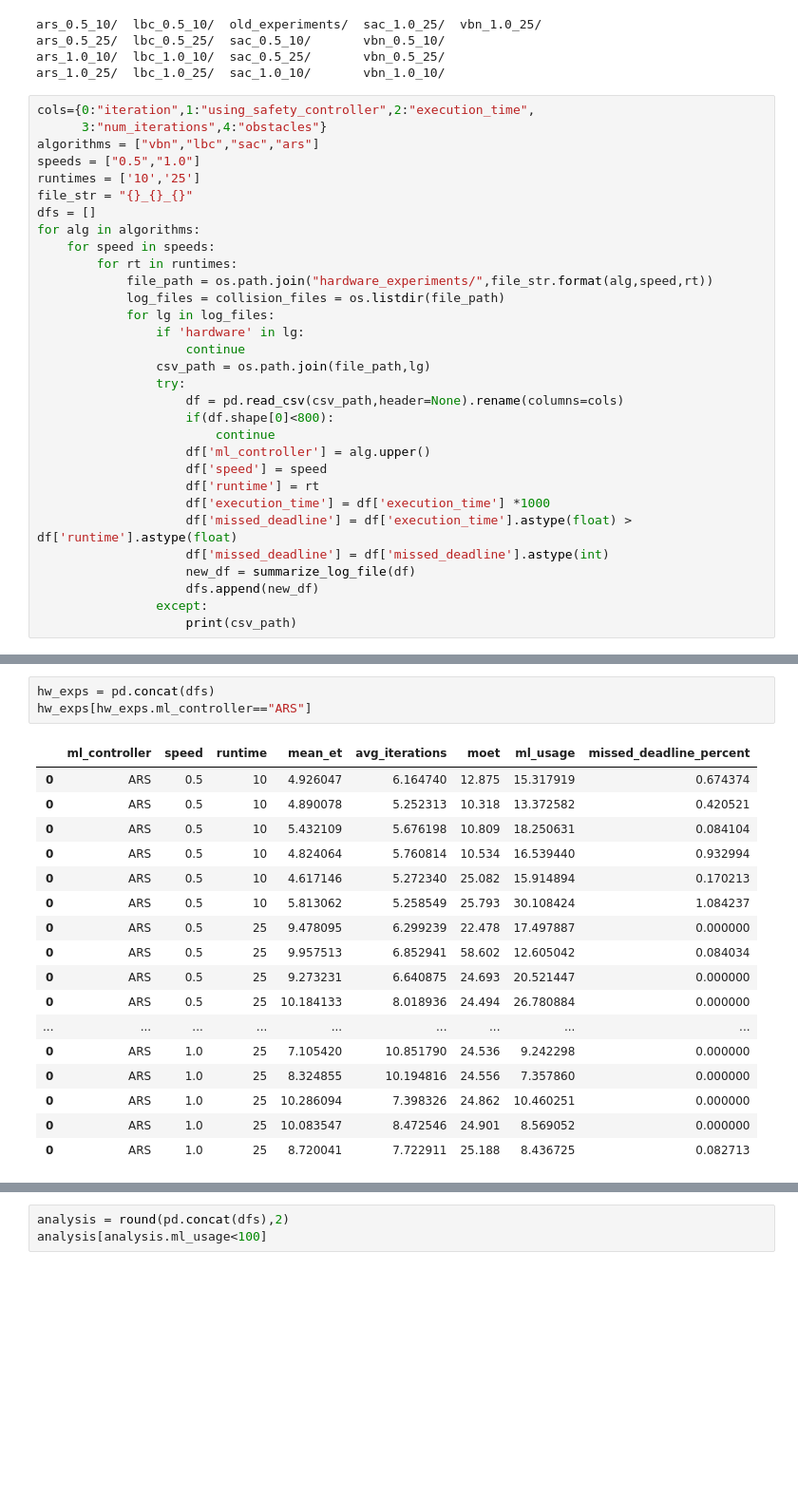
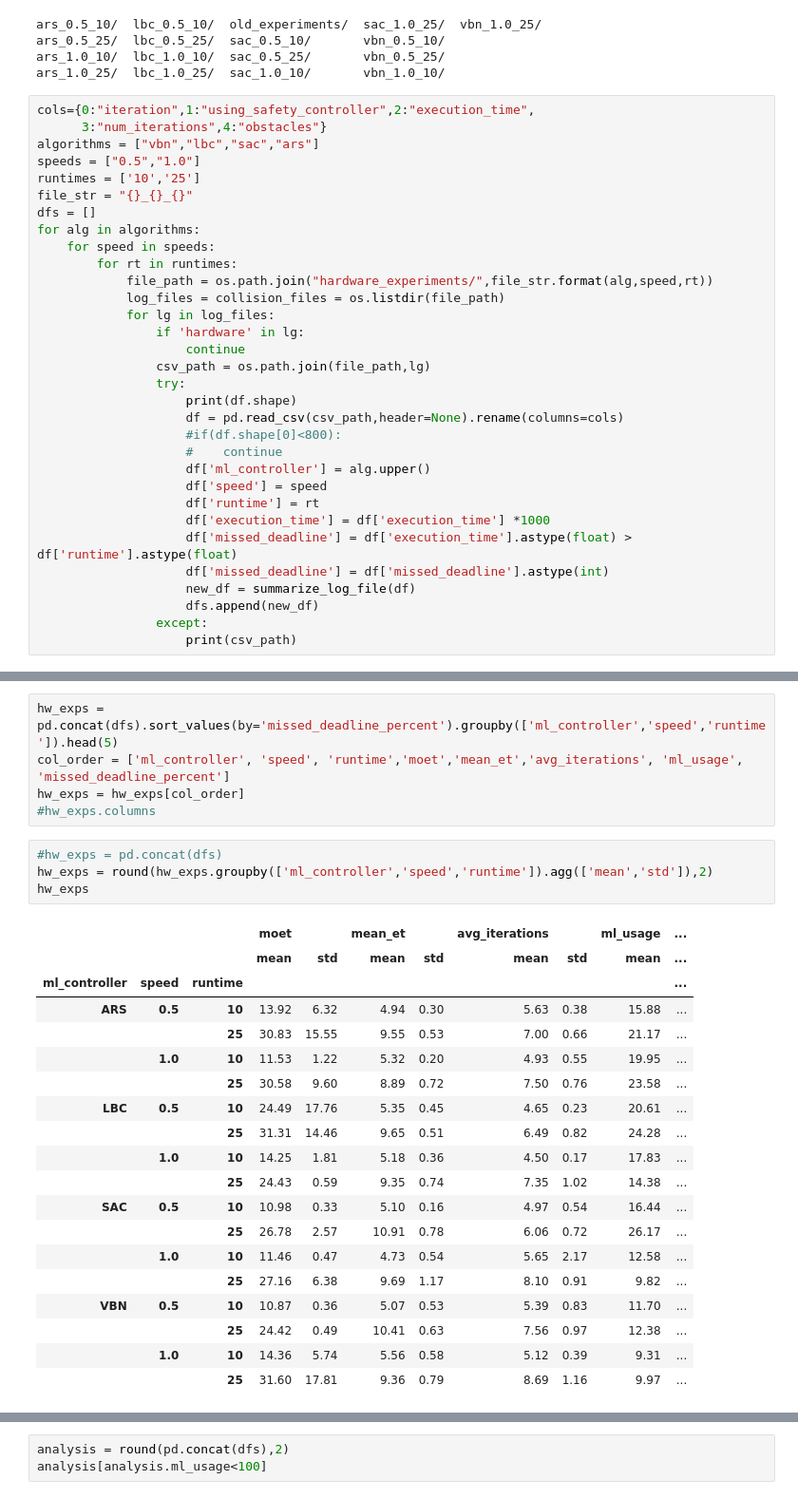
Before and after one commit to pmusau17/rtreach_f1tenth, a Jupyter notebook: ros_src/rtreach/benchmarking/emsoft_experiments/AnalyzeBenchmarks.ipynb, the cells around one changed output, grey strips where cells are left out. Shown at 95% size. Cells and saved outputs as stored; diff of their text form; blank space fills up the shorter version.

```diff
--- a/ros_src/rtreach/benchmarking/emsoft_experiments/AnalyzeBenchmarks.ipynb
+++ b/ros_src/rtreach/benchmarking/emsoft_experiments/AnalyzeBenchmarks.ipynb
@@ -547,9 +547,10 @@ for alg in algorithms:
                     continue
                 csv_path = os.path.join(file_path,lg)
                 try:
+                    print(df.shape)
                     df = pd.read_csv(csv_path,header=None).rename(columns=cols)
-                    if(df.shape[0]<800):
-                        continue
+                    #if(df.shape[0]<800):
+                    #    continue
                     df['ml_controller'] = alg.upper()
                     df['speed'] = speed
                     df['runtime'] = rt
@@ -563,21 +582,29 @@ for alg in algorithms:
+# %%
+hw_exps = pd.concat(dfs).sort_values(by='missed_deadline_percent').groupby(['ml_controller','speed','runtime']).head(5)
+col_order = ['ml_controller', 'speed', 'runtime','moet','mean_et','avg_iterations', 'ml_usage', 'missed_deadline_percent']
+hw_exps = hw_exps[col_order]
+#hw_exps.columns
 # %%
-hw_exps = pd.concat(dfs)
-hw_exps[hw_exps.ml_controller=="ARS"]
+#hw_exps = pd.concat(dfs)
+hw_exps = round(hw_exps.groupby(['ml_controller','speed','runtime']).agg(['mean','std']),2)
+hw_exps
 # %% [output]
-|  | ml_controller | speed | runtime | mean_et | avg_iterations | moet | ml_usage | missed_deadline_percent |
-| 0 | ARS | 0.5 | 10 | 4.926047 | 6.164740 | 12.875 | 15.317919 | 0.674374 |
-| 0 | ARS | 0.5 | 10 | 4.890078 | 5.252313 | 10.318 | 13.372582 | 0.420521 |
-| 0 | ARS | 0.5 | 10 | 5.432109 | 5.676198 | 10.809 | 18.250631 | 0.084104 |
-| 0 | ARS | 0.5 | 10 | 4.824064 | 5.760814 | 10.534 | 16.539440 | 0.932994 |
-| 0 | ARS | 0.5 | 10 | 4.617146 | 5.272340 | 25.082 | 15.914894 | 0.170213 |
-| 0 | ARS | 0.5 | 10 | 5.813062 | 5.258549 | 25.793 | 30.108424 | 1.084237 |
-| 0 | ARS | 0.5 | 25 | 9.478095 | 6.299239 | 22.478 | 17.497887 | 0.000000 |
-| 0 | ARS | 0.5 | 25 | 9.957513 | 6.852941 | 58.602 | 12.605042 | 0.084034 |
-| 0 | ARS | 0.5 | 25 | 9.273231 | 6.640875 | 24.693 | 20.521447 | 0.000000 |
-| 0 | ARS | 0.5 | 25 | 10.184133 | 8.018936 | 24.494 | 26.780884 | 0.000000 |
-| ... | ... | ... | ... | ... | ... | ... | ... | ... |
-| 0 | ARS | 1.0 | 25 | 7.105420 | 10.851790 | 24.536 | 9.242298 | 0.000000 |
-| 0 | ARS | 1.0 | 25 | 8.324855 | 10.194816 | 24.556 | 7.357860 | 0.000000 |
-| 0 | ARS | 1.0 | 25 | 10.286094 | 7.398326 | 24.862 | 10.460251 | 0.000000 |
-| 0 | ARS | 1.0 | 25 | 10.083547 | 8.472546 | 24.901 | 8.569052 | 0.000000 |
-| 0 | ARS | 1.0 | 25 | 8.720041 | 7.722911 | 25.188 | 8.436725 | 0.082713 |
+|  |  |  | moet |  | mean_et |  | avg_iterations |  | ml_usage | ... |
+|  |  |  | mean | std | mean | std | mean | std | mean | ... |
+| ml_controller | speed | runtime |  |  |  |  |  |  |  | ... |
+| ARS | 0.5 | 10 | 13.92 | 6.32 | 4.94 | 0.30 | 5.63 | 0.38 | 15.88 | ... |
+|  |  | 25 | 30.83 | 15.55 | 9.55 | 0.53 | 7.00 | 0.66 | 21.17 | ... |
+|  | 1.0 | 10 | 11.53 | 1.22 | 5.32 | 0.20 | 4.93 | 0.55 | 19.95 | ... |
+|  |  | 25 | 30.58 | 9.60 | 8.89 | 0.72 | 7.50 | 0.76 | 23.58 | ... |
+| LBC | 0.5 | 10 | 24.49 | 17.76 | 5.35 | 0.45 | 4.65 | 0.23 | 20.61 | ... |
+|  |  | 25 | 31.31 | 14.46 | 9.65 | 0.51 | 6.49 | 0.82 | 24.28 | ... |
+|  | 1.0 | 10 | 14.25 | 1.81 | 5.18 | 0.36 | 4.50 | 0.17 | 17.83 | ... |
+|  |  | 25 | 24.43 | 0.59 | 9.35 | 0.74 | 7.35 | 1.02 | 14.38 | ... |
+| SAC | 0.5 | 10 | 10.98 | 0.33 | 5.10 | 0.16 | 4.97 | 0.54 | 16.44 | ... |
+|  |  | 25 | 26.78 | 2.57 | 10.91 | 0.78 | 6.06 | 0.72 | 26.17 | ... |
+|  | 1.0 | 10 | 11.46 | 0.47 | 4.73 | 0.54 | 5.65 | 2.17 | 12.58 | ... |
+|  |  | 25 | 27.16 | 6.38 | 9.69 | 1.17 | 8.10 | 0.91 | 9.82 | ... |
+| VBN | 0.5 | 10 | 10.87 | 0.36 | 5.07 | 0.53 | 5.39 | 0.83 | 11.70 | ... |
+|  |  | 25 | 24.42 | 0.49 | 10.41 | 0.63 | 7.56 | 0.97 | 12.38 | ... |
+|  | 1.0 | 10 | 14.36 | 5.74 | 5.56 | 0.58 | 5.12 | 0.39 | 9.31 | ... |
+|  |  | 25 | 31.60 | 17.81 | 9.36 | 0.79 | 8.69 | 1.16 | 9.97 | ... |
```
Also changed, not shown: parts of 4 cells of this notebook, 27 other files.
